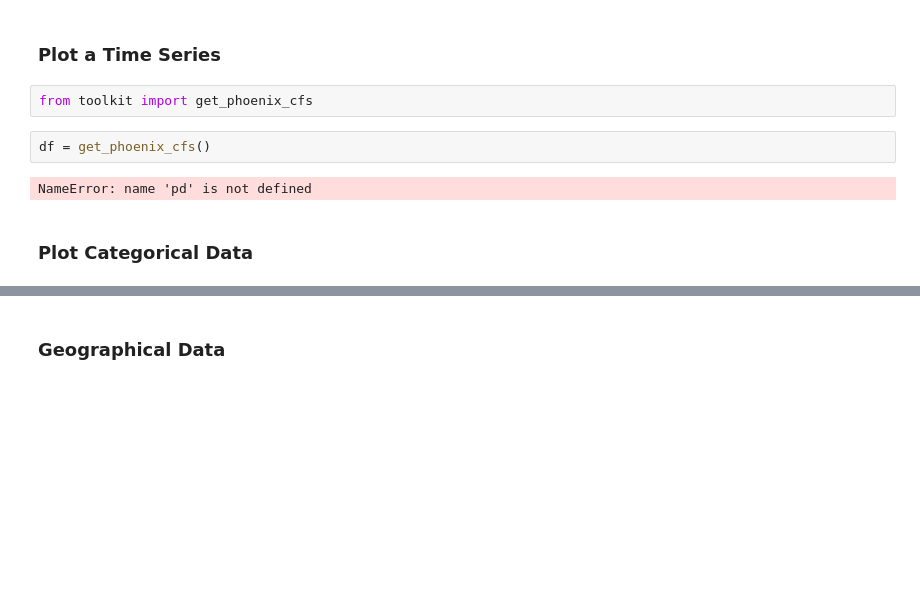
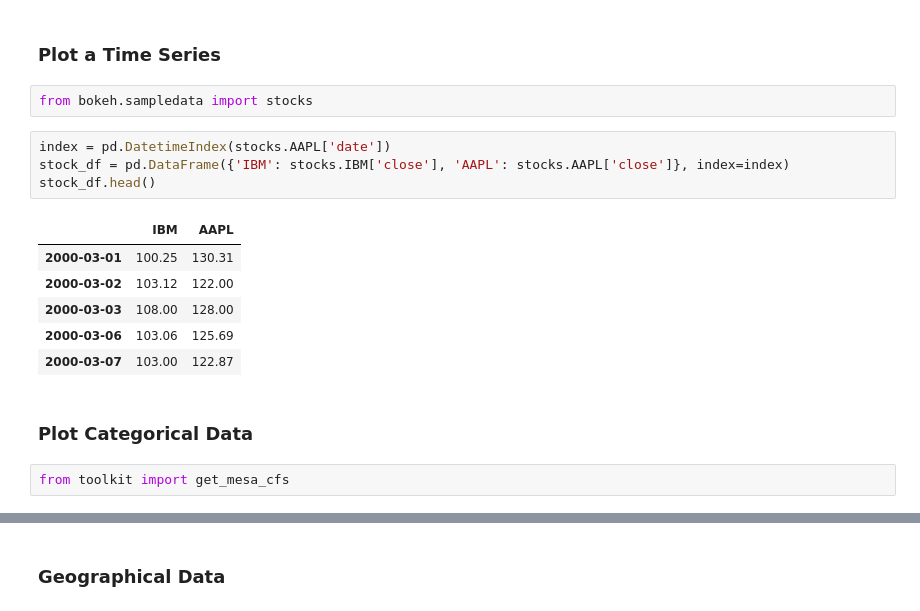
Before and after one commit to tjslezak/battle-of-the-plotting-libraries, a Jupyter notebook: data_viz_challenges.ipynb, the cells around one changed output, grey strips where cells are left out. Saved outputs shown, nothing was run; the diff lists cells and outputs as text; blank space fills up the shorter version.

```diff
--- a/data_viz_challenges.ipynb
+++ b/data_viz_challenges.ipynb
@@ -13,10 +16,19 @@ import hvplot.pandas
 # %% [markdown]
 ### Plot a Time Series
-# %%
-from toolkit import get_phoenix_cfs
-# %%
-df = get_phoenix_cfs()
-# %% [output]
-NameError: name 'pd' is not defined
+# %%
+from bokeh.sampledata import stocks
+# %%
+index = pd.DatetimeIndex(stocks.AAPL['date'])
+stock_df = pd.DataFrame({'IBM': stocks.IBM['close'], 'AAPL': stocks.AAPL['close']}, index=index)
+stock_df.head()
+# %% [output]
+|  | IBM | AAPL |
+| 2000-03-01 | 100.25 | 130.31 |
+| 2000-03-02 | 103.12 | 122.00 |
+| 2000-03-03 | 108.00 | 128.00 |
+| 2000-03-06 | 103.06 | 125.69 |
+| 2000-03-07 | 103.00 | 122.87 |
 # %% [markdown]
 ### Plot Categorical Data
+# %%
+from toolkit import get_mesa_cfs
```
Also changed, not shown: parts of 7 cells of this notebook, 1 other file.
